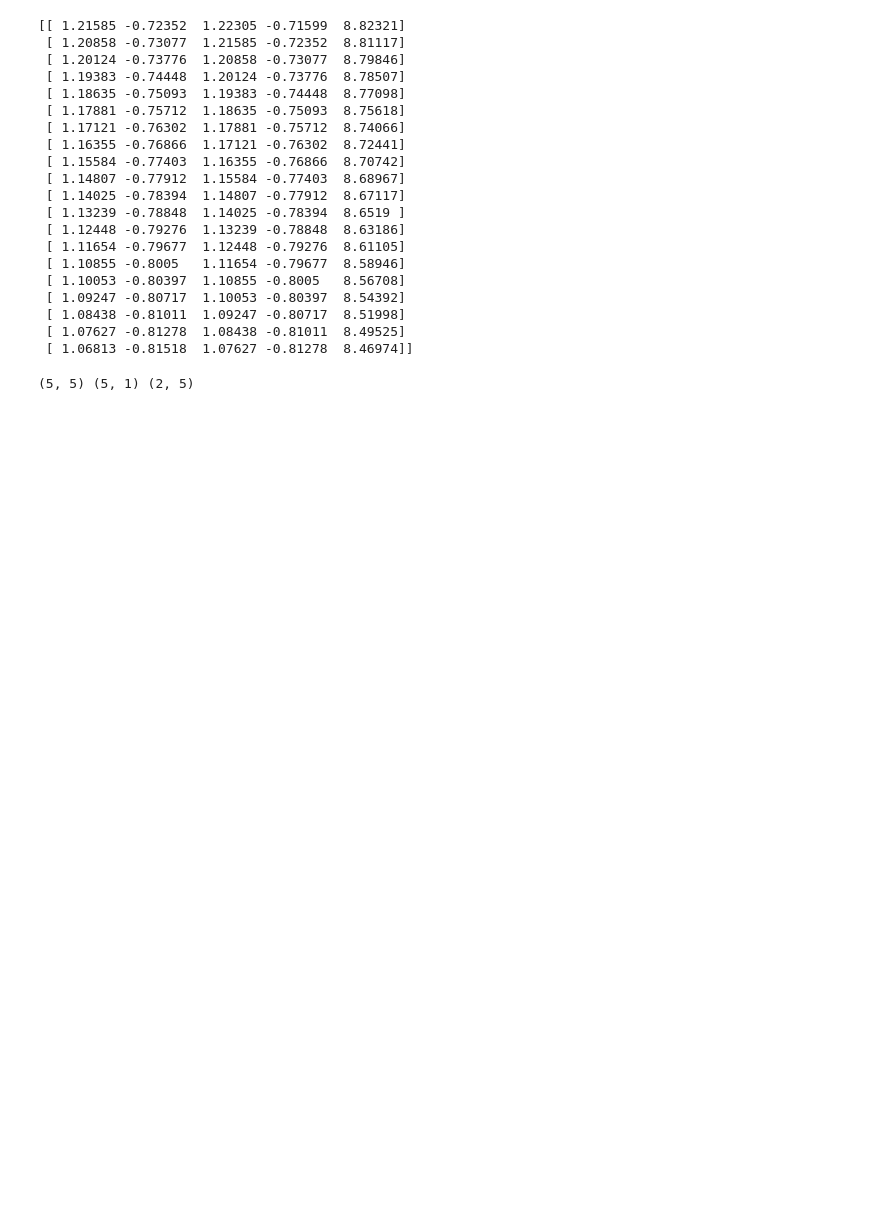
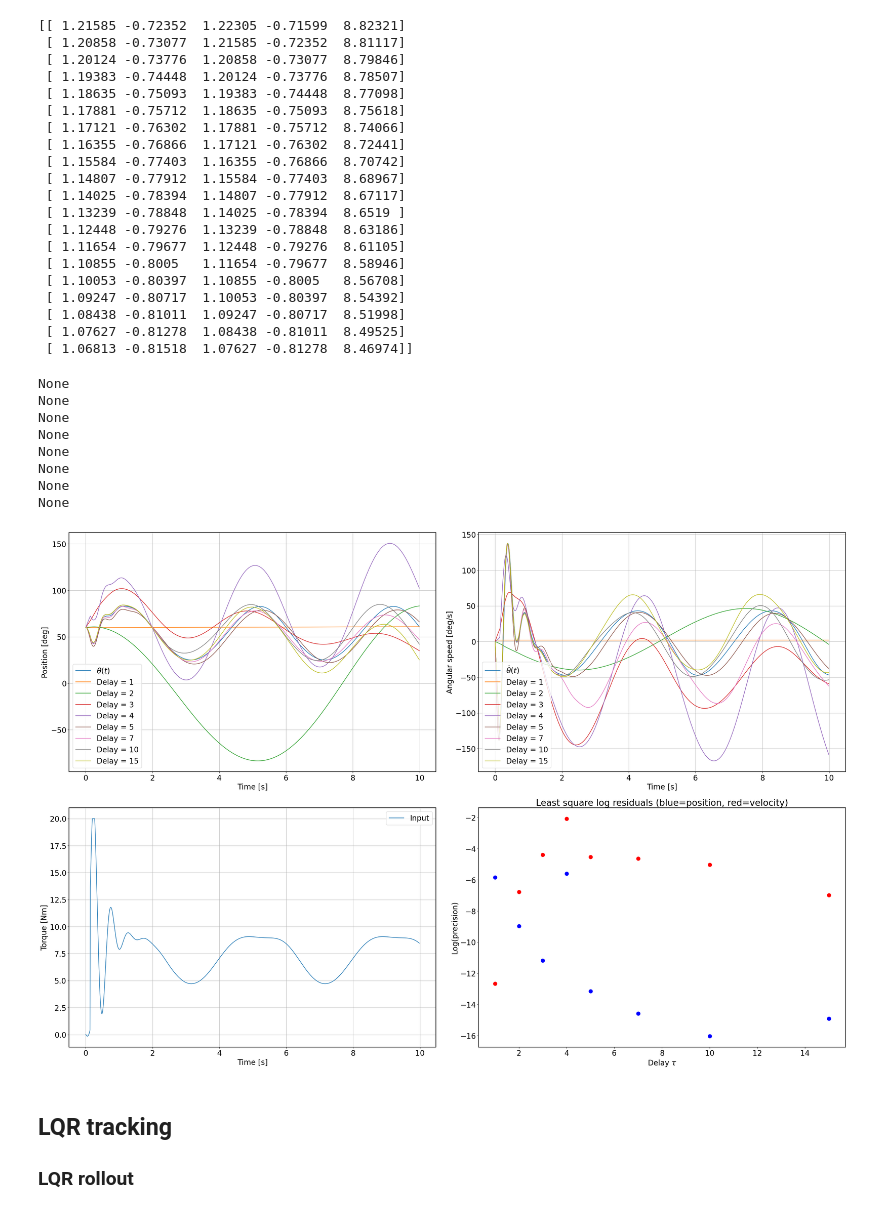
Before and after one commit to CedricFont/Subspace-learning-for-robot-application, a Jupyter notebook: LQR simulation/5_Havok_pendulum1.ipynb, the cells around one changed output. Saved outputs shown, nothing was run; the diff lists cells and outputs as text; code cells hidden in the pictures; blank space fills up the shorter version.

Commit message:
HAVOK LQR

```diff
--- a/LQR simulation/5_Havok_pendulum1.ipynb
+++ b/LQR simulation/5_Havok_pendulum1.ipynb
@@ -121,14 +107,65 @@ yu = [y(:,1:end-1); u_demo];
  [ 1.08438 -0.81011  1.09247 -0.80717  8.51998]
  [ 1.07627 -0.81278  1.08438 -0.81011  8.49525]
  [ 1.06813 -0.81518  1.07627 -0.81278  8.46974]]
-# %%
-pend = pend1
-horizon = 100
-model1 = HAVOK(pend.X, pend1.U)
-model1.HANKEL(horizon)
-
-model1.SVD(tau=5)
-model1.LS()
-print(model1.A.shape,model1.B.shape,model1.C.shape)
-# %% [output]
-(5, 5) (5, 1) (2, 5)
+# %%
+pend = pend1
+horizon = 800
+model1 = HAVOK(pend.X, pend1.U)
+X0 = [deg2rad(60),0]
+
+nb_delay = [1,2,3,4,5,7,10,15]
+nb_plots = len(nb_delay)
+
+plt.rcParams['font.size'] = 20
+fig, ax = plt.subplots(2, 2, constrained_layout = True, figsize=(30,20))
+
+ax[0,0].plot(pend.T, rad2deg(pend.X[0,:]), label=r"$\theta (t)$")
+ax[0,0].set_xlabel('Time [s]'), ax[0,0].set_ylabel('Position [deg]')
+ax[0,0].grid()
+ax[0,0].legend()
+
+ax[0,1].plot(pend.T, rad2deg(pend.X[1,:]), label=r"$\dot{\theta} (t)$")
+ax[0,1].set_xlabel('Time [s]'), ax[0,1].set_ylabel('Angular speed [deg]')
+ax[0,1].grid()
+ax[0,1].legend()
+
+ax[1,0].plot(pend.T[:len(pend.T)-1], pend.U, label='Input')
+ax[1,0].set_xlabel('Time [s]'), ax[1,0].set_ylabel('Torque [Nm]')
+ax[1,0].grid()
+ax[1,0].legend()
+
+for i in range(nb_plots):
+    tau = nb_delay[i]
+    model1.HANKEL(horizon)
+    model1.SVD(tau)
+    model1.LS()
+    model1.Simulate(X0)
+
+
+    ax[0,0].plot(pend.T[:len(pend.T)], rad2deg(model1.X_traj[0,:]), label='Delay = '+str(tau))
+    ax[0,0].set_xlabel('Time [s]'), ax[0,0].set_ylabel('Position [deg]')
+    ax[0,0].grid()
+    ax[0,0].legend()
+
+    ax[0,1].plot(pend.T[:len(pend.T)], rad2deg(model1.X_traj[1,:]), label='Delay = '+str(tau))
+    ax[0,1].set_xlabel('Time [s]'), ax[0,1].set_ylabel('Angular speed [deg/s]')
+    ax[0,1].grid()
+    ax[0,1].legend()
+
+    ax[1,1].plot(tau, np.log(model1.residuals[0]),'o', markersize=10, color='b')
+    ax[1,1].plot(tau, np.log(model1.residuals[1]),'o', markersize=10, color='r')
+    ax[1,1].set_xlabel(r'Delay $\tau$'), ax[1,1].set_ylabel('Log(precision)')
+    ax[1,1].grid(), ax[1,1].set_title('Least square log residuals (blue=position, red=velocity)')
+# %% [output]
+None
+None
+None
+None
+None
+None
+None
+None
+[figure, added]
+# %% [markdown]
+## LQR tracking
+### LQR rollout
```
Also changed, not shown: parts of 6 cells of this notebook, 1 other file.
